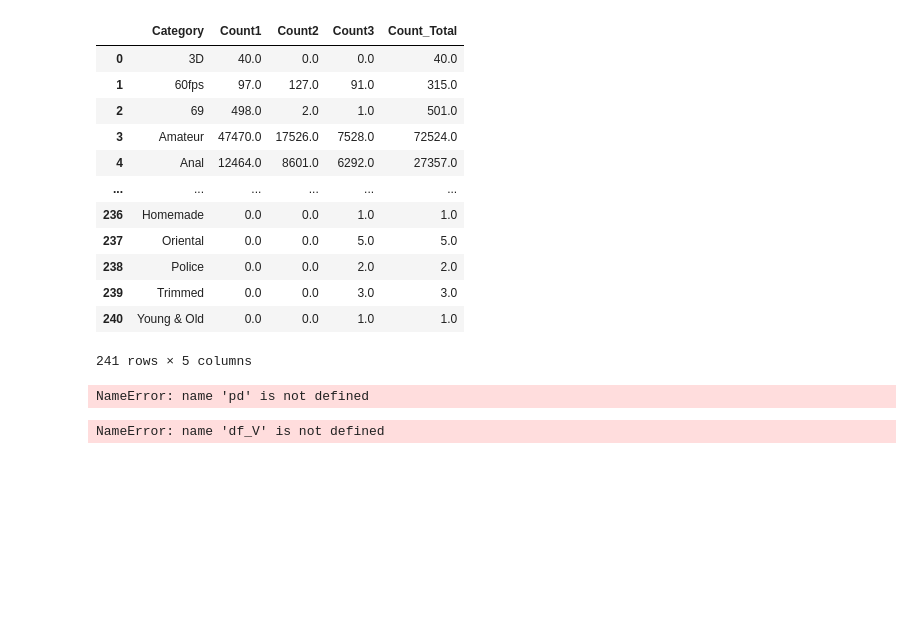
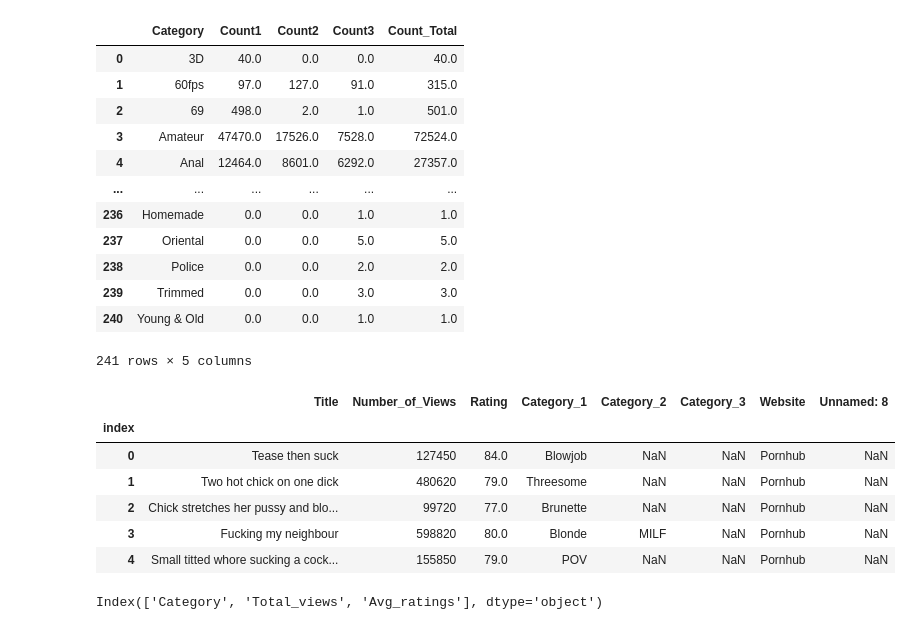
Before and after one commit to jaumevr15/Project-Week-3-Data-Thieves, a Jupyter notebook: database/Cleaning_combine_data2.ipynb, the cells around one changed output. Drawn from its saved outputs; the diff is of its cells as text; code cells hidden in the pictures; blank space fills up the shorter version.

```diff
--- a/database/Cleaning_combine_data2.ipynb
+++ b/database/Cleaning_combine_data2.ipynb
@@ -85,15 +93,23 @@ df_final
 241 rows × 5 columns
 # %%
 df_final.to_csv('category_grouped.csv')
+# %%
+df.head()
+# %% [output]
+|  | Title | Number_of_Views | Rating | Category_1 | Category_2 | Category_3 | Website | Unnamed: 8 |
+| index |  |  |  |  |  |  |  |  |
+| 0 | Tease then suck | 127450 | 84.0 | Blowjob | NaN | NaN | Pornhub | NaN |
+| 1 | Two hot chick on one dick | 480620 | 79.0 | Threesome | NaN | NaN | Pornhub | NaN |
+| 2 | Chick stretches her pussy and blo... | 99720 | 77.0 | Brunette | NaN | NaN | Pornhub | NaN |
+| 3 | Fucking my neighbour | 598820 | 80.0 | Blonde | MILF | NaN | Pornhub | NaN |
+| 4 | Small titted whore sucking a cock... | 155850 | 79.0 | POV | NaN | NaN | Pornhub | NaN |
 # %%
-df_V = pd.DataFrame(df.groupby('Category_1', as_index = False).sum())
+df_V = pd.DataFrame(df.groupby('Category_1', as_index = False).agg({'Number_of_Views':'sum','Rating':'mean'}))
-# %% [output]
-NameError: name 'pd' is not defined
 # %%
-df_V.columns = ['Category', 'Total_views', 'Sum_ratings']
+df_V.columns = ['Category', 'Total_views', 'Avg_ratings']
 df_V.columns
 # %% [output]
-NameError: name 'df_V' is not defined
+Index(['Category', 'Total_views', 'Avg_ratings'], dtype='object')
 # %%
 df_final = df_final.merge(df_V, on = 'Category', how ='outer')
 # %%
```
Also changed, not shown: parts of 23 cells of this notebook, 4 other files.
